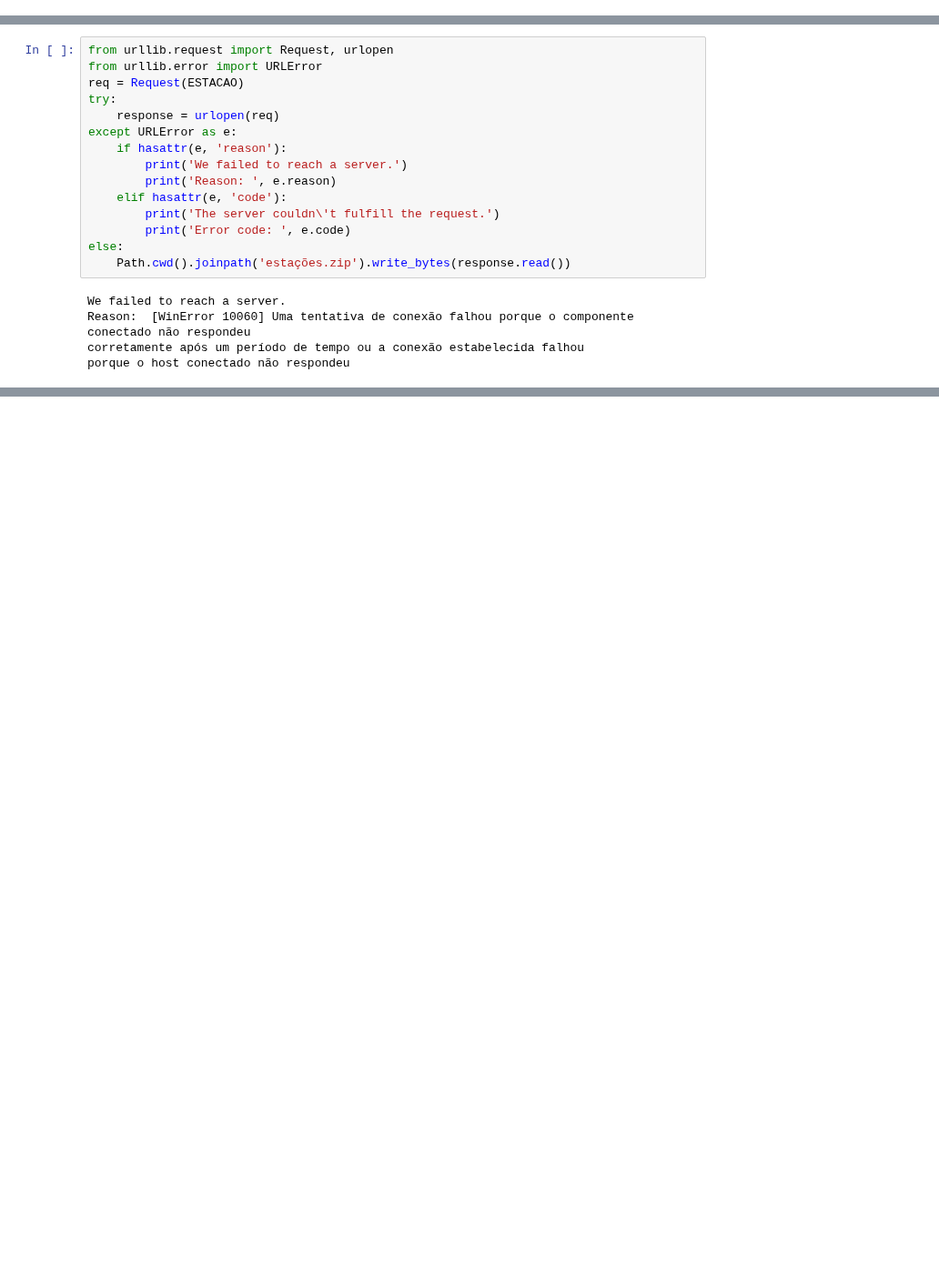
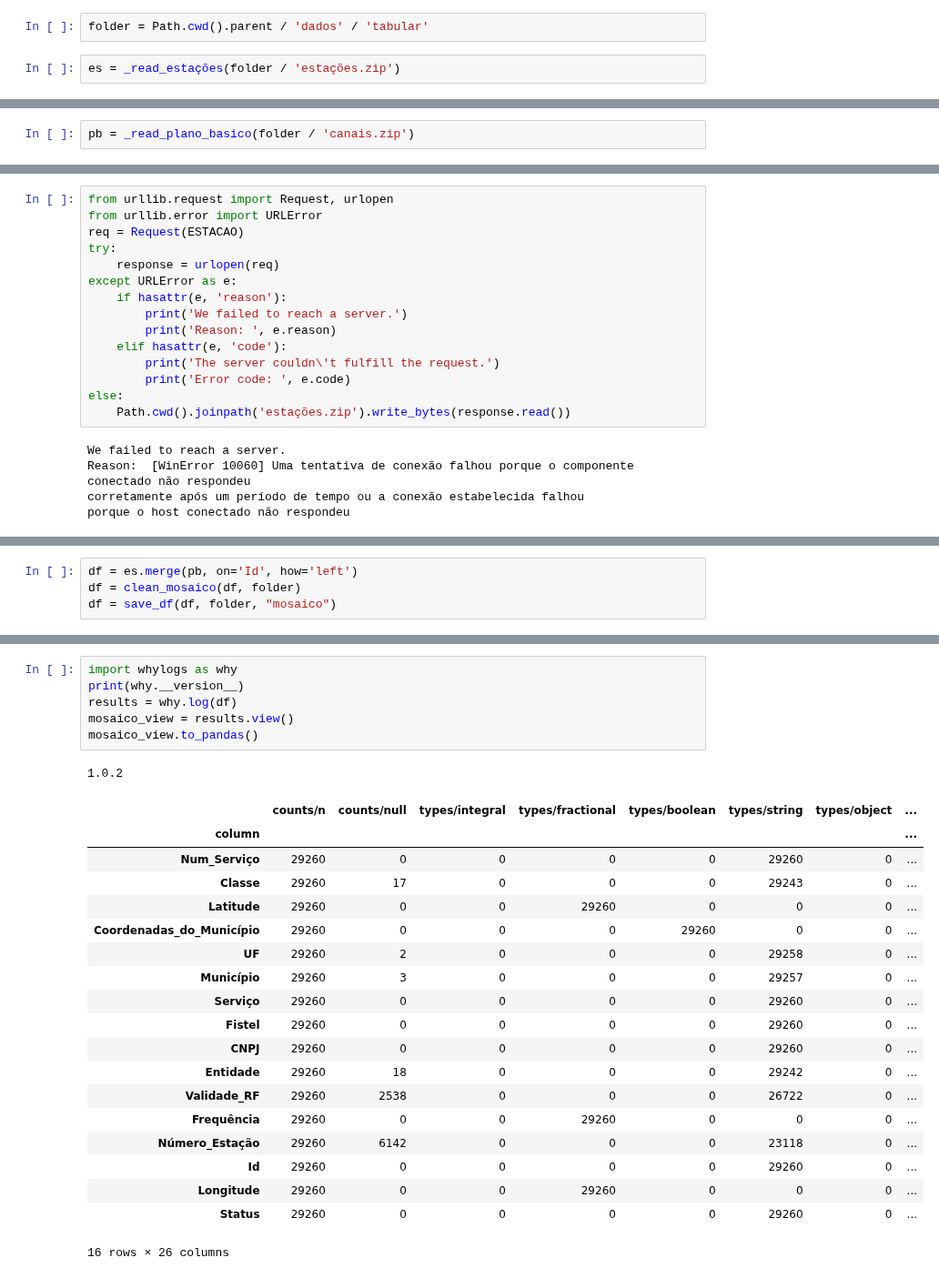
Before and after one commit to ronaldokun/anateldb, a Jupyter notebook: nbs/query.ipynb, the cells around one changed output, grey strips where cells are left out. Shown at 91% size. Drawn from its saved outputs; the diff is of its cells as text; blank space fills up the shorter version.

```diff
--- a/nbs/query.ipynb
+++ b/nbs/query.ipynb
@@ -132,0 +242,4 @@ def _read_plano_basico(path: Union[str, Path]) -> pd.DataFrame:
+# %%
+folder = Path.cwd().parent / 'dados' / 'tabular'
+# %%
+es = _read_estações(folder / 'estações.zip')
@@ -132,0 +277,2 @@ def _read_plano_basico(path: Union[str, Path]) -> pd.DataFrame:
+# %%
+pb = _read_plano_basico(folder / 'canais.zip')
@@ -384,0 +330,4 @@ memory usage: 414.9 KB
+# %%
+df = es.merge(pb, on='Id', how='left')
+df = clean_mosaico(df, folder)
+df = save_df(df, folder, "mosaico")
@@ -385 +355,28 @@ memory usage: 414.9 KB
+# %%
+import whylogs as why
+print(why.__version__)
+results = why.log(df)
+mosaico_view = results.view()
+mosaico_view.to_pandas()
+# %% [output]
+1.0.2
+|  | counts/n | counts/null | types/integral | types/fractional | types/boolean | types/string | types/object | ... |
+| column |  |  |  |  |  |  |  | ... |
+| Num_Serviço | 29260 | 0 | 0 | 0 | 0 | 29260 | 0 | ... |
+| Classe | 29260 | 17 | 0 | 0 | 0 | 29243 | 0 | ... |
+| Latitude | 29260 | 0 | 0 | 29260 | 0 | 0 | 0 | ... |
+| Coordenadas_do_Município | 29260 | 0 | 0 | 0 | 29260 | 0 | 0 | ... |
+| UF | 29260 | 2 | 0 | 0 | 0 | 29258 | 0 | ... |
+| Município | 29260 | 3 | 0 | 0 | 0 | 29257 | 0 | ... |
+| Serviço | 29260 | 0 | 0 | 0 | 0 | 29260 | 0 | ... |
+| Fistel | 29260 | 0 | 0 | 0 | 0 | 29260 | 0 | ... |
+| CNPJ | 29260 | 0 | 0 | 0 | 0 | 29260 | 0 | ... |
+| Entidade | 29260 | 18 | 0 | 0 | 0 | 29242 | 0 | ... |
+| Validade_RF | 29260 | 2538 | 0 | 0 | 0 | 26722 | 0 | ... |
+| Frequência | 29260 | 0 | 0 | 29260 | 0 | 0 | 0 | ... |
+| Número_Estação | 29260 | 6142 | 0 | 0 | 0 | 23118 | 0 | ... |
+| Id | 29260 | 0 | 0 | 0 | 0 | 29260 | 0 | ... |
+| Longitude | 29260 | 0 | 0 | 29260 | 0 | 0 | 0 | ... |
+| Status | 29260 | 0 | 0 | 0 | 0 | 29260 | 0 | ... |
+16 rows × 26 columns
 # %%
```
Also changed, not shown: parts of 42 cells of this notebook, 20 other files.
